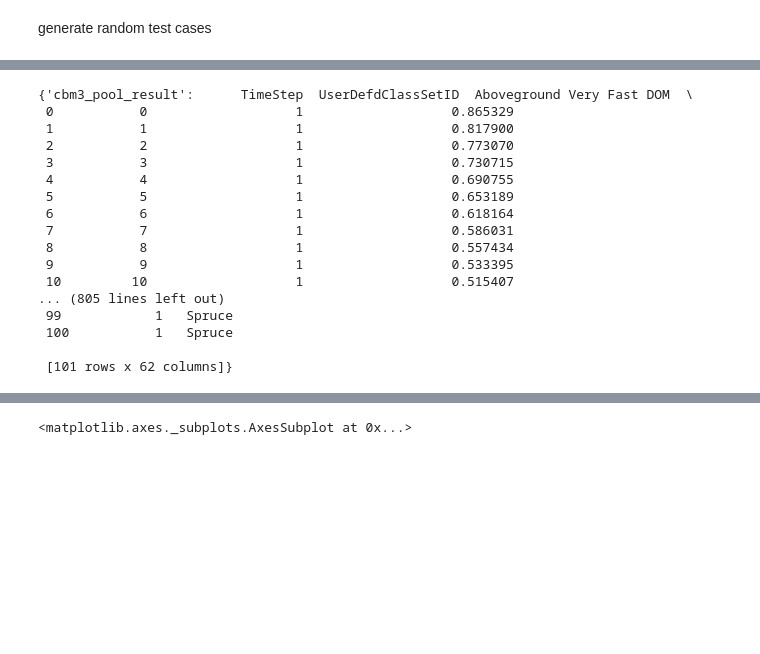
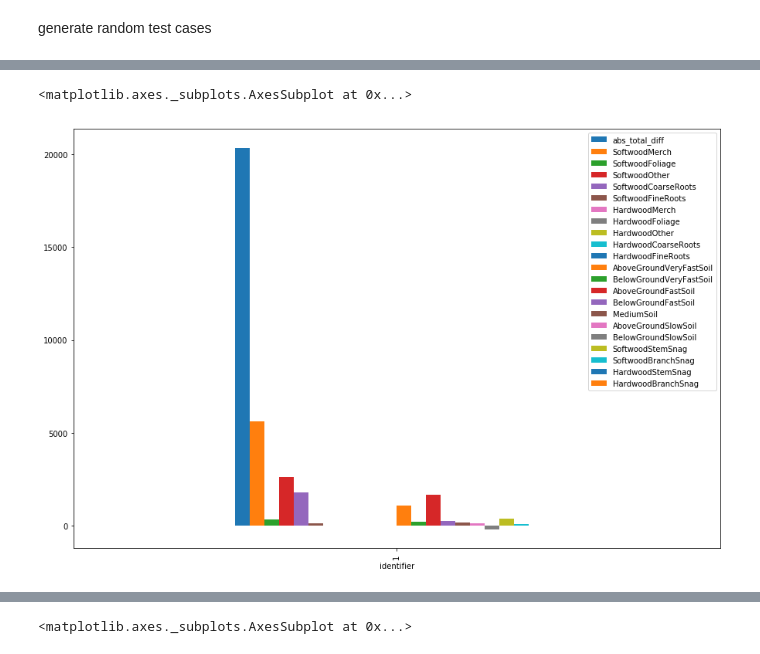
Before and after one commit to cat-cfs/libcbm_py, a Jupyter notebook: stand_level_testing.ipynb, the cells around one changed output, grey strips where cells are left out. Cells and saved outputs as stored; diff of their text form; code cells hidden in the pictures; blank space fills up the shorter version.

Commit message:
bugfix, standlevel testing working as expected

```diff
--- a/stand_level_testing.ipynb
+++ b/stand_level_testing.ipynb
@@ -13,10 +15,13 @@ from libcbm.test.cbm3support import cbm3_simulator
 # %%
 age_interval=5
 num_age_classes = 40 #required by cbm3
-n_steps = 100
+n_steps = 250
 cbm3_exe_path = r"M:\CBM Tools and Development\Builds\CBMBuilds\20190530_growth_increment_fix"
 toolbox_path = r"C:\Program Files (x86)\Operational-Scale CBM-CFS3"
 archive_index_db_path = r"C:\Program Files (x86)\Operational-Scale CBM-CFS3\Admin\DBs\ArchiveIndex_Beta_Install.mdb"
+
+cbm_defaults_db_path = 'C:\dev\cbm_defaults\cbm_defaults.db'
+libcbm_path = r'C:\dev\LibCBM\LibCBM\x64\Debug\LibCBM.dll'
 # %% [markdown]
 generate random test cases
 # %%
@@ -34,6 +59,8 @@ cases = casegeneration.generate_scenarios(
+# %%
+libcbm_result = simulator.run_libCBM(libcbm_path, cbm_defaults_db_path, cases, n_steps)
 # %%
 project_path = cbm3_simulator.import_cbm3_project(
-    name="stand_level_testing",
+    name="growth_curve_testing",
     cases=cases,
     age_interval=age_interval,
     num_age_classes=num_age_classes,
@@ -48,22 +75,16 @@ cbm3_results_path = cbm3_simulator.run_cbm3(
     toolbox_path=toolbox_path,
     cbm_exe_path=cbm3_exe_path)
 
-cbm3_simulator.get_cbm3_results(cbm3_results_path)
+cbm3_result = cbm3_simulator.get_cbm3_results(cbm3_results_path)
-# %% [output]
-{'cbm3_pool_result':      TimeStep  UserDefdClassSetID  Aboveground Very Fast DOM  \
- 0           0                   1                   0.865329
- 1           1                   1                   0.817900
- 2           2                   1                   0.773070
- 3           3                   1                   0.730715
- 4           4                   1                   0.690755
- 5           5                   1                   0.653189
- 6           6                   1                   0.618164
- 7           7                   1                   0.586031
- 8           8                   1                   0.557434
- 9           9                   1                   0.533395
- 10         10                   1                   0.515407
-... (805 lines left out)
- 99            1   Spruce
- 100           1   Spruce
-
- [101 rows x 62 columns]}
+# %%
+pools_merged, pool_diffs = poolcomparison.join_pools(libcbm_result["pools"], cbm3_result["pools"], "all")
+# %%
+pool_diffs_totals = pool_diffs.drop(columns="timestep")
+pool_diffs_totals \
+    .groupby("identifier").sum() \
+    .sort_values("abs_total_diff", ascending=False) \
+    .head(20) \
+    .plot(figsize=(15,10), kind="bar")
+# %% [output]
+<matplotlib.axes._subplots.AxesSubplot at 0x...>
+[figure, added]
```
Also changed, not shown: parts of 4 cells of this notebook, 1 other file.
